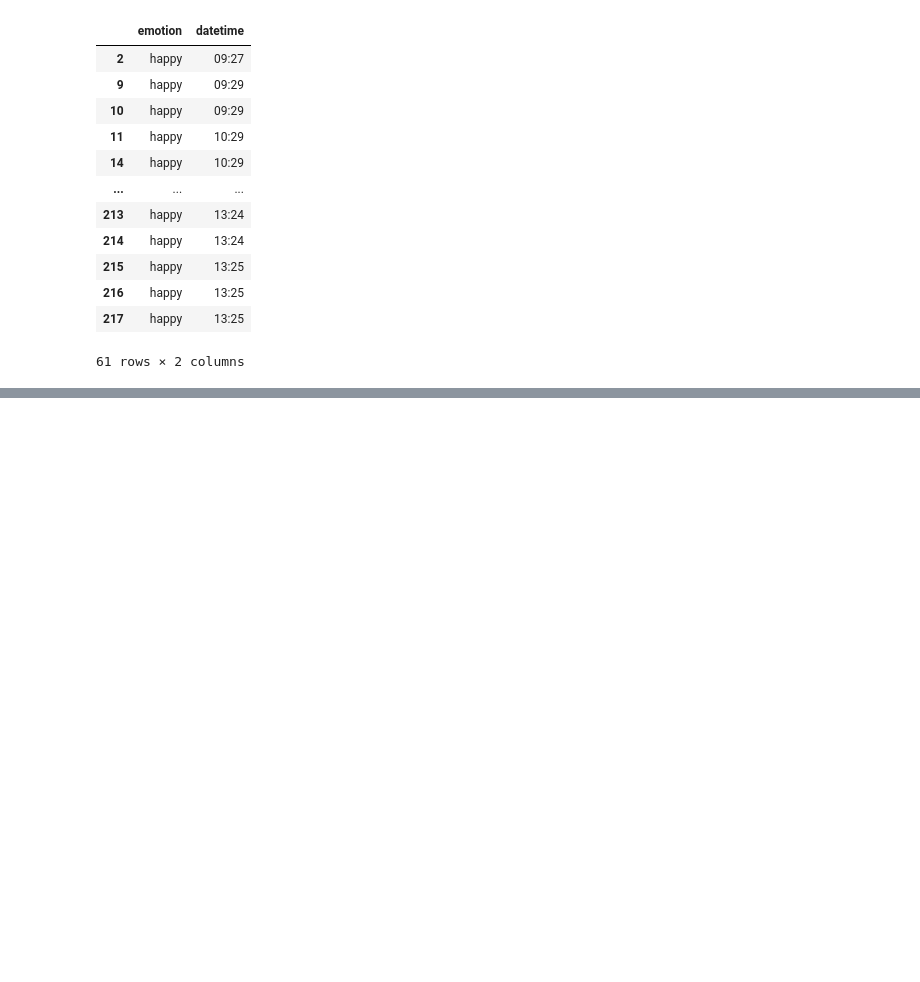
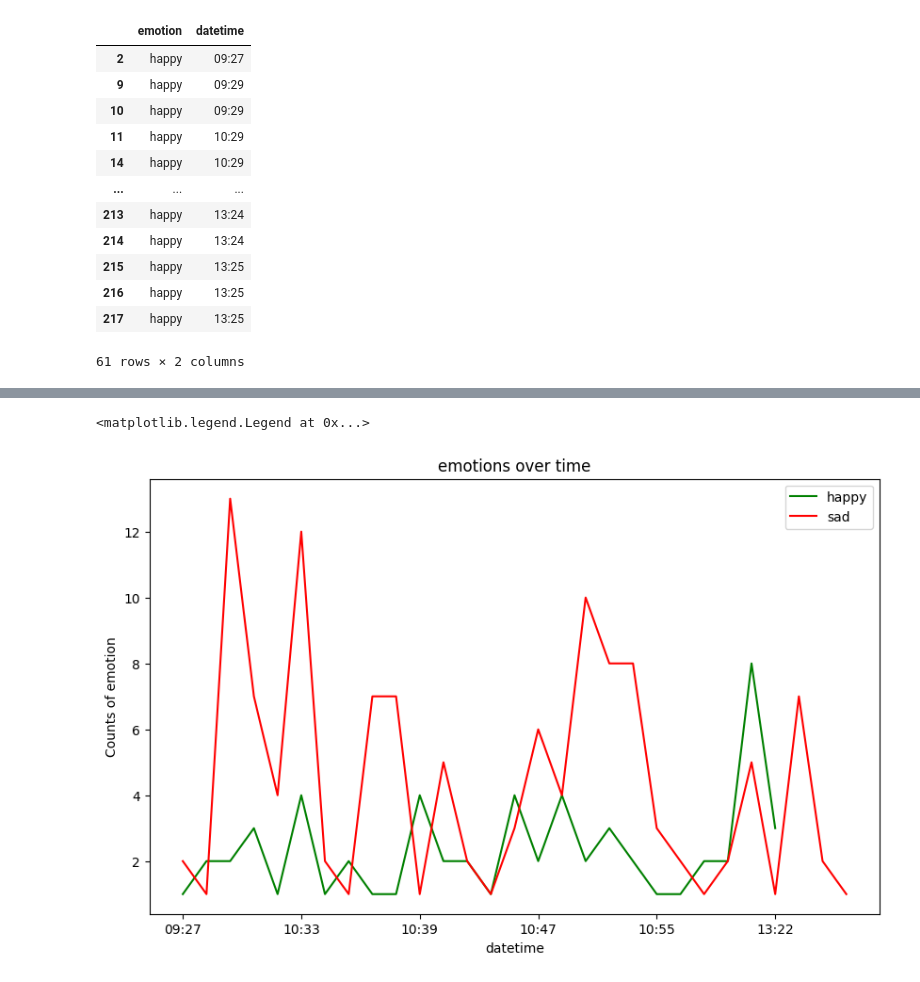
Before and after one commit to dominic-hill1/emotion-recognition-system, a Jupyter notebook: graphing.ipynb, the cells around one changed output, grey strips where cells are left out. Saved outputs shown, nothing was run; the diff lists cells and outputs as text; code cells hidden in the pictures; blank space fills up the shorter version.

```diff
--- a/graphing.ipynb
+++ b/graphing.ipynb
@@ -107,0 +123,13 @@ ValueError: Buffer has wrong number of dimensions (expected 1, got 2)
+# %%
+figure, ax = plt.subplots(figsize=(10,6))
+ax.set_xlabel('datetime')
+ax.set_ylabel('Counts of emotion')
+ax.set_title('emotions over time')
+
+
+happyCounts.plot(label="happy", color='g')
+sadCounts.plot(label="sad", color='r')
+plt.legend()
+# %% [output]
+<matplotlib.legend.Legend at 0x...>
+[figure, added]
```
Also changed, not shown: parts of 5 cells of this notebook, 2 other files.
